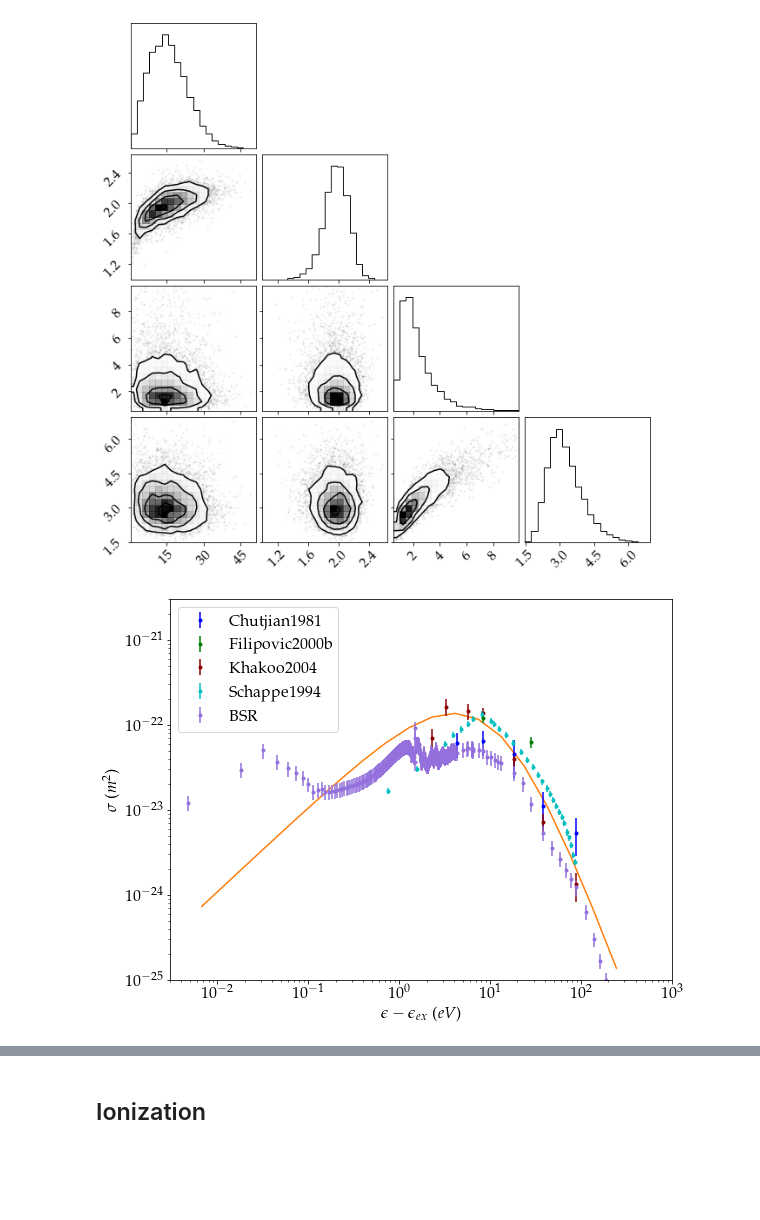
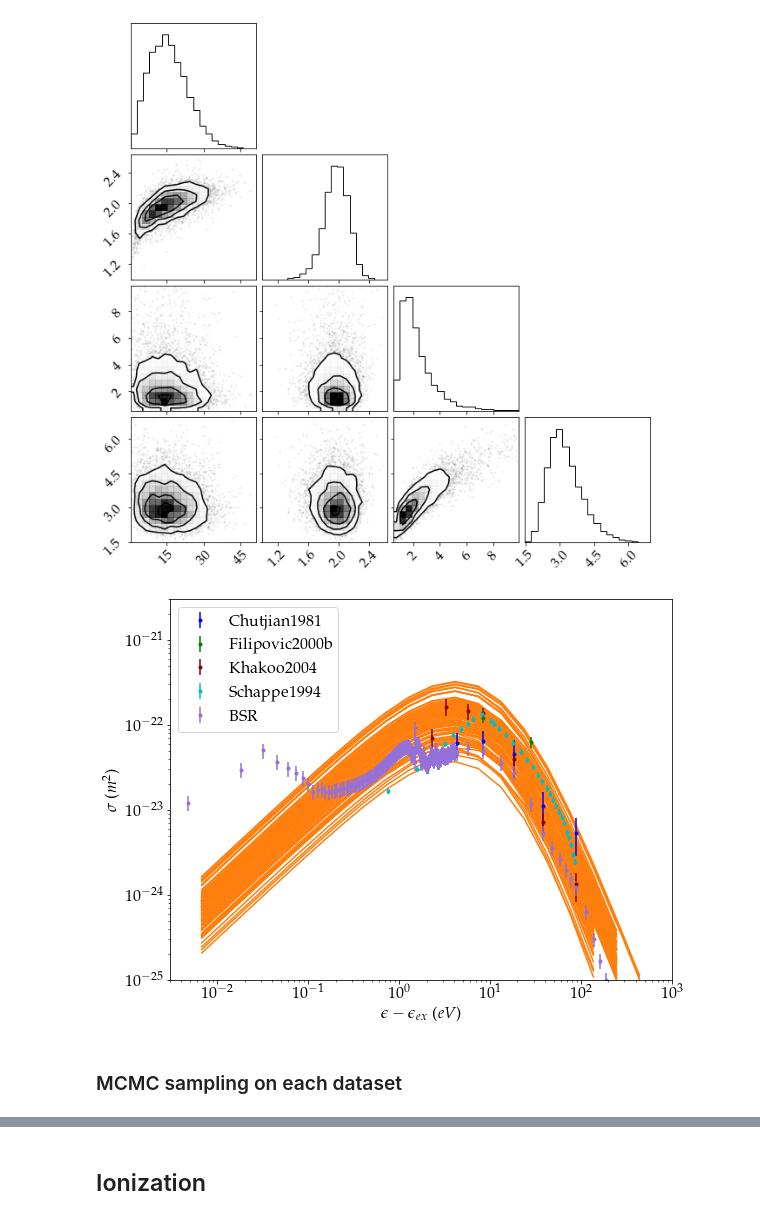
Before and after one commit to dreamer2368/uncertain-crs, a Jupyter notebook: bolsig/crs-exp-Bayes-gpr.ipynb, the cells around one changed output, grey strips where cells are left out. Saved outputs shown, nothing was run; the diff lists cells and outputs as text; code cells hidden in the pictures; blank space fills up the shorter version.

```diff
--- a/bolsig/crs-exp-Bayes-gpr.ipynb
+++ b/bolsig/crs-exp-Bayes-gpr.ipynb
@@ -1468,6 +1468,9 @@ for k, swarm in enumerate(swarms):
         print(temp[0,0])
         W += [temp]
 
+        filename = '%s.1s%d.txt' % (refs[k], 6-level)
+        np.savetxt(filename, temp)
+
 # Include BSR dataset, except the first entry (excitation level).
 for c in BSR.crs:
     if ((c.colType==2) and (c.deltaE>threshold) and (c.deltaE<threshold+0.1)):
@@ -1481,6 +1484,9 @@ for c in BSR.crs:
         print(np.count_nonzero(np.logical_and((temp[:,0]-E_ext[level-1]>np.exp(1)), (temp[:,0]-E_ext[level-1]<np.exp(3)))))
         W += [temp]
 
+        filename = '%s.1s%d.txt' % ('BSR', 6-level)
+        np.savetxt(filename, temp)
+
 # mask = W[:,0] - E_ext[3] < 15.0
 # W = W[mask,:]
 # W = [W[-3]]
@@ -1489,6 +1495,11 @@ theta_ref = np.array([10.4e0,2.0])
 Etest = np.linspace(-3.,3.,200)
 Etest = 10.0 ** Etest + E_ext[level-1]
 model0 = Excite_metastable(level,theta_ref,Etest)
+
+temp = np.append(Etest[...,None], model0[...,None], axis=1)
+filename = '%s.1s%d.model.txt' % ('Bretagne', 6-level)
+np.savetxt(filename, temp)
+
 mask = model0 > 1.0e-25
 Etest = Etest[mask]
 model0 = model0[mask]
@@ -1683,33 +1694,35 @@ Nw = 25
 wtest = np.linspace(-5,9.,Nw)
 Etest = np.exp(wtest) + E_ext[level-1]
 
-inds = np.random.randint(len(flat_samples), size=1)
+inds = np.random.randint(len(flat_samples), size=100)
 for ind in inds:
     sample = flat_samples[ind]
     models = Excite_metastable(level,sample[:2],Etest)
 #     models = Excite_resonance_modified(level,sample[:2],Etest)
     mask = models > 1.0e-25
     plt.plot(Etest[mask]-E_ext[level-1], models[mask], "C1", alpha=1)
 # plt.plot(W[:,0]-E_ext[3],W[:,1],'x')
 # plt.errorbar(W[:,0]-E_ext[3],W[:,1],yerr=W[:,2],fmt='.')
 for k, Wk in enumerate(W):
 #     if((k!=4)): continue
 #     if(k==3):
 #         plt.plot(Wk[:,0]-E_ext[level-1],Wk[:,1],'.',color=colors[k],label=targetrefs[k])
 #     else:
     plt.errorbar(Wk[:,0]-E_ext[level-1],Wk[:,1],yerr=Wk[:,2],fmt='.',color=colors[k],label=targetrefs[k])
 #     plt.plot(Wk[:,0]-E_ext[level-1],Wk[:,1],'.',color=colors[k],label=targetrefs[k])
 # plt.loglog(np.sort(W[:,0])-E_ext[3],model0,'-k')
 plt.xscale('log')
 plt.yscale('log')
 plt.xlabel('$\epsilon-\epsilon_{ex}$ ($eV$)')
 plt.ylabel('$\sigma$ ($m^2$)')
 plt.ylim([1e-25, 3e-21])
 plt.xlim([3e-3, 1e3])
 plt.legend()
 fig = plt.gcf()
 fig.set_size_inches(9, 7)
 plt.show()
 # fig.savefig("./excitation.1s3.curve.pdf", dpi=1200)
 # %% [output]
-[figure, old version]
+[figure, new version]
+# %% [markdown]
+### MCMC sampling on each dataset
```
Also changed, not shown: parts of 8 cells of this notebook, 3 other files.
